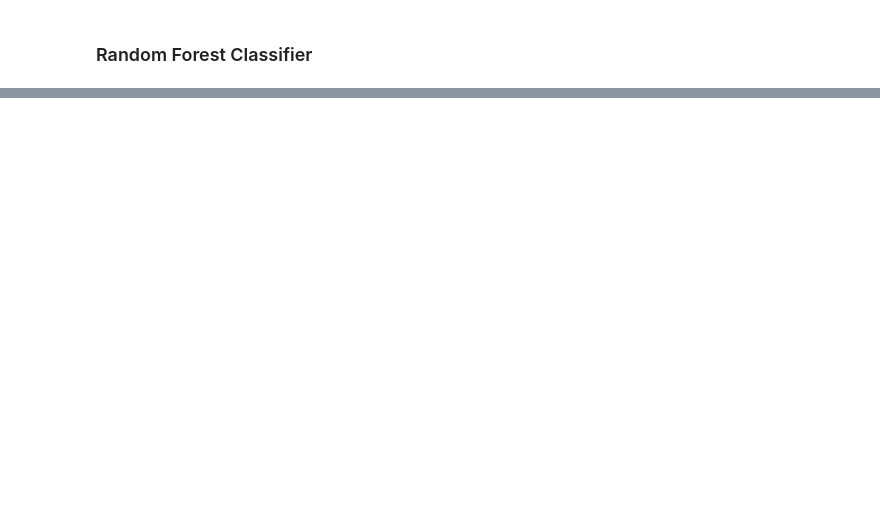
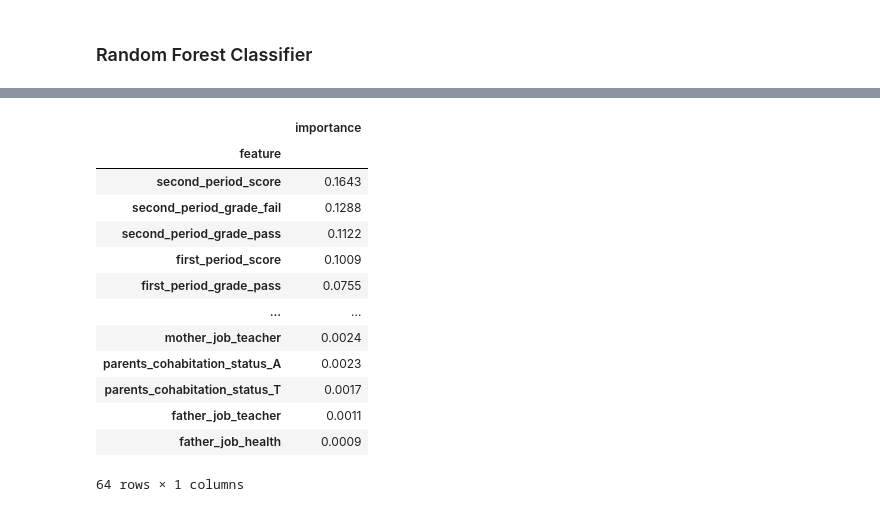
Before and after one commit to jindukwentua/predicting-students-performance, a Jupyter notebook: notebooks/model_prediction.ipynb, the cells around one changed output, grey strips where cells are left out. Cells and saved outputs as stored; diff of their text form; code cells hidden in the pictures; blank space fills up the shorter version.

```diff
--- a/notebooks/model_prediction.ipynb
+++ b/notebooks/model_prediction.ipynb
@@ -123,0 +224,21 @@ sns.heatmap(matrix,annot = True, fmt = "d")
+# %%
+# Checking for the most important features that contribute most in predicting the target
+# Creating a dataframe of features and their respective importances
+#
+rf_impo_df = pd.DataFrame({'feature': X.columns, 'importance': np.round(model.feature_importances_, 4)}).set_index('feature').sort_values(by = 'importance', ascending = False)
+rf_impo_df
+# %% [output]
+|  | importance |
+| feature |  |
+| second_period_score | 0.1643 |
+| second_period_grade_fail | 0.1288 |
+| second_period_grade_pass | 0.1122 |
+| first_period_score | 0.1009 |
+| first_period_grade_pass | 0.0755 |
+| ... | ... |
+| mother_job_teacher | 0.0024 |
+| parents_cohabitation_status_A | 0.0023 |
+| parents_cohabitation_status_T | 0.0017 |
+| father_job_teacher | 0.0011 |
+| father_job_health | 0.0009 |
+64 rows × 1 columns
```
Also changed, not shown: parts of 39 cells of this notebook, 2 other files.
